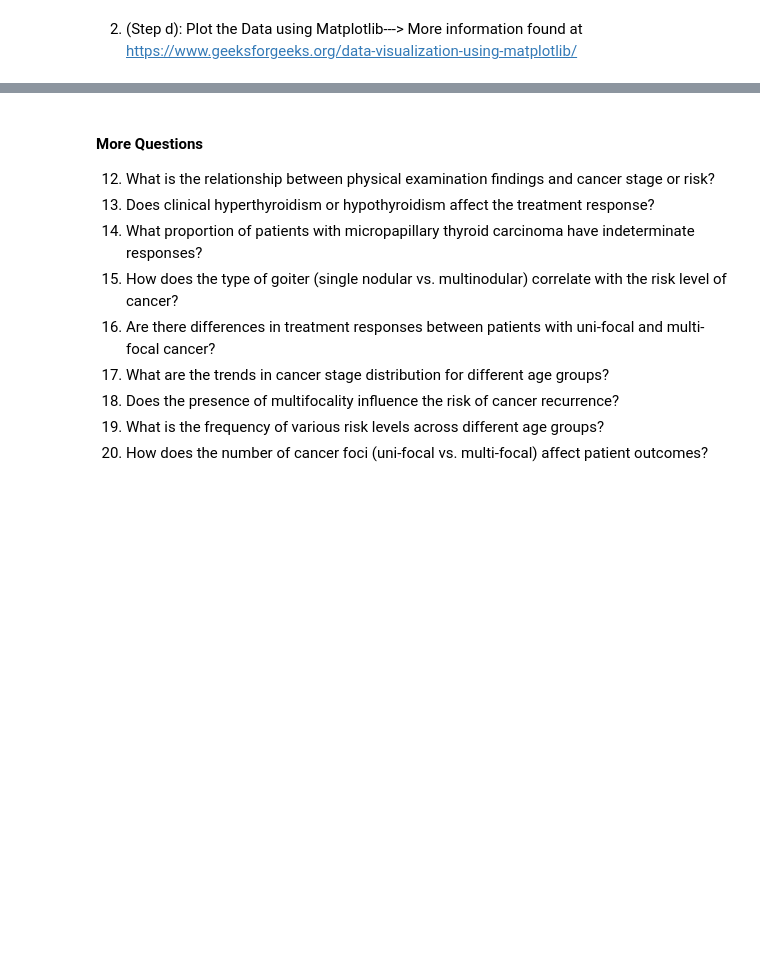
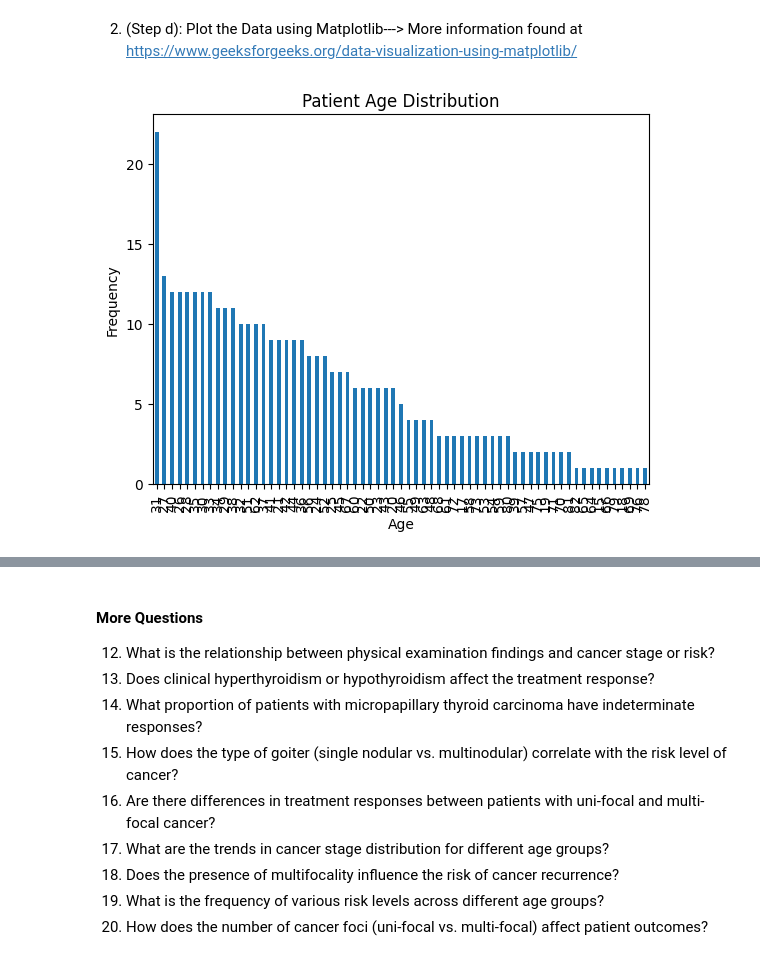
Before and after one commit to Angeliki1983/-Differentiated-Thyroid-Cancer-Recurrence, a Jupyter notebook: Thyroid_Cancer_Analysis.ipynb, the cells around one changed output, grey strips where cells are left out. Drawn from its saved outputs; the diff is of its cells as text; code cells hidden in the pictures; blank space fills up the shorter version.

Commit message:
Age Distribution-Trying out different plots visualization

```diff
--- a/Thyroid_Cancer_Analysis.ipynb
+++ b/Thyroid_Cancer_Analysis.ipynb
@@ -138,3 +138,22 @@ First Lets ensure we have matplotlib installed
 * Notes -----> pip show matplotlib (to check if Matplotlib is installed: command displayed information about the installed package) then ![image.png](attachment:image.png)
 # %% [markdown]
 2. (Step d): Plot the Data using Matplotlib---> More information found at https://www.geeksforgeeks.org/data-visualization-using-matplotlib/
+# %%
+# Creating a bar chart for Age distribution
+
+age_counts.plot(kind='bar')
+
+# set label for x Axis
+plt.xlabel("Age")
+
+# Set label for y Axis
+plt.ylabel("Frequency")
+
+# Adding title for hte chart
+plt.title("Patient Age Distribution")
+
+#Display the plot
+
+plt.show()
+# %% [output]
+[figure, added]
```
Also changed, not shown: parts of 12 cells of this notebook.
